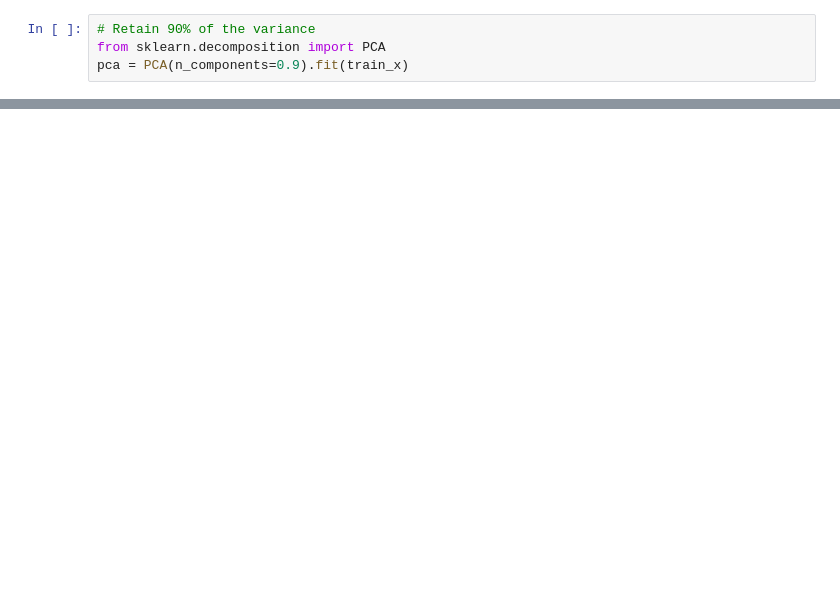
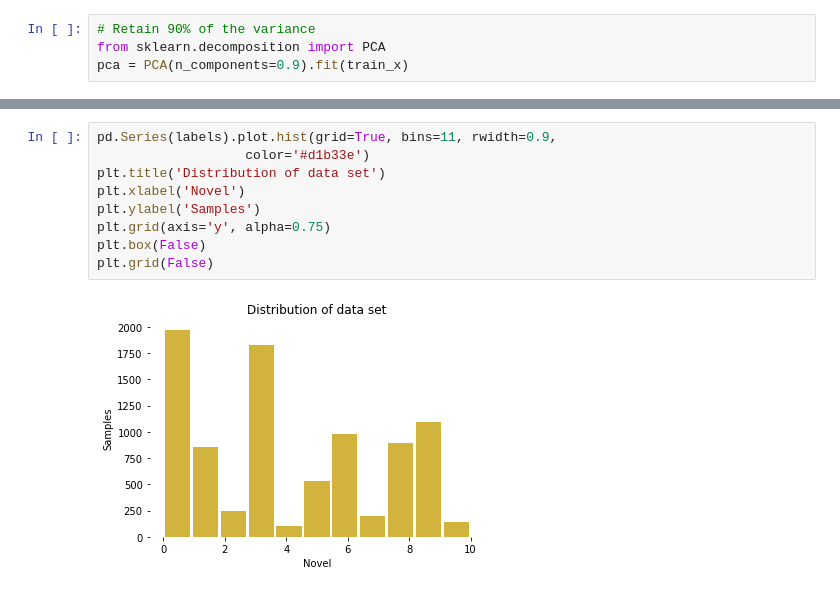
Before and after one commit to ewenw/AuthorML, a Jupyter notebook: Project.ipynb, the cells around one changed output, grey strips where cells are left out. Cells and saved outputs as stored; diff of their text form; blank space fills up the shorter version.

```diff
--- a/Project.ipynb
+++ b/Project.ipynb
@@ -101,0 +272,11 @@ rfc.score(test_x_reduced, test_y)
+# %%
+pd.Series(labels).plot.hist(grid=True, bins=11, rwidth=0.9,
+                   color='#d1b33e')
+plt.title('Distribution of data set')
+plt.xlabel('Novel')
+plt.ylabel('Samples')
+plt.grid(axis='y', alpha=0.75)
+plt.box(False)
+plt.grid(False)
+# %% [output]
+[figure, added]
```
Also changed, not shown: parts of 34 cells of this notebook, 1 other file.
